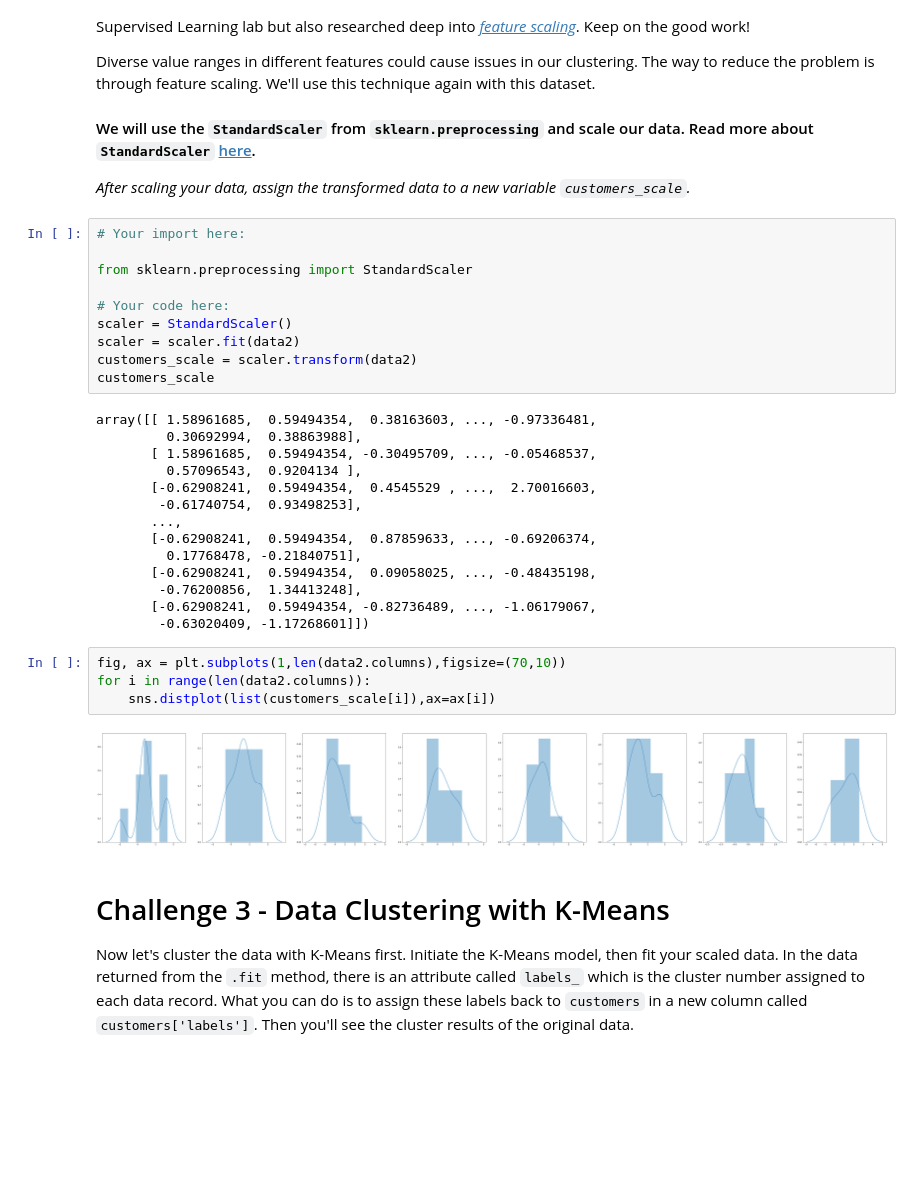
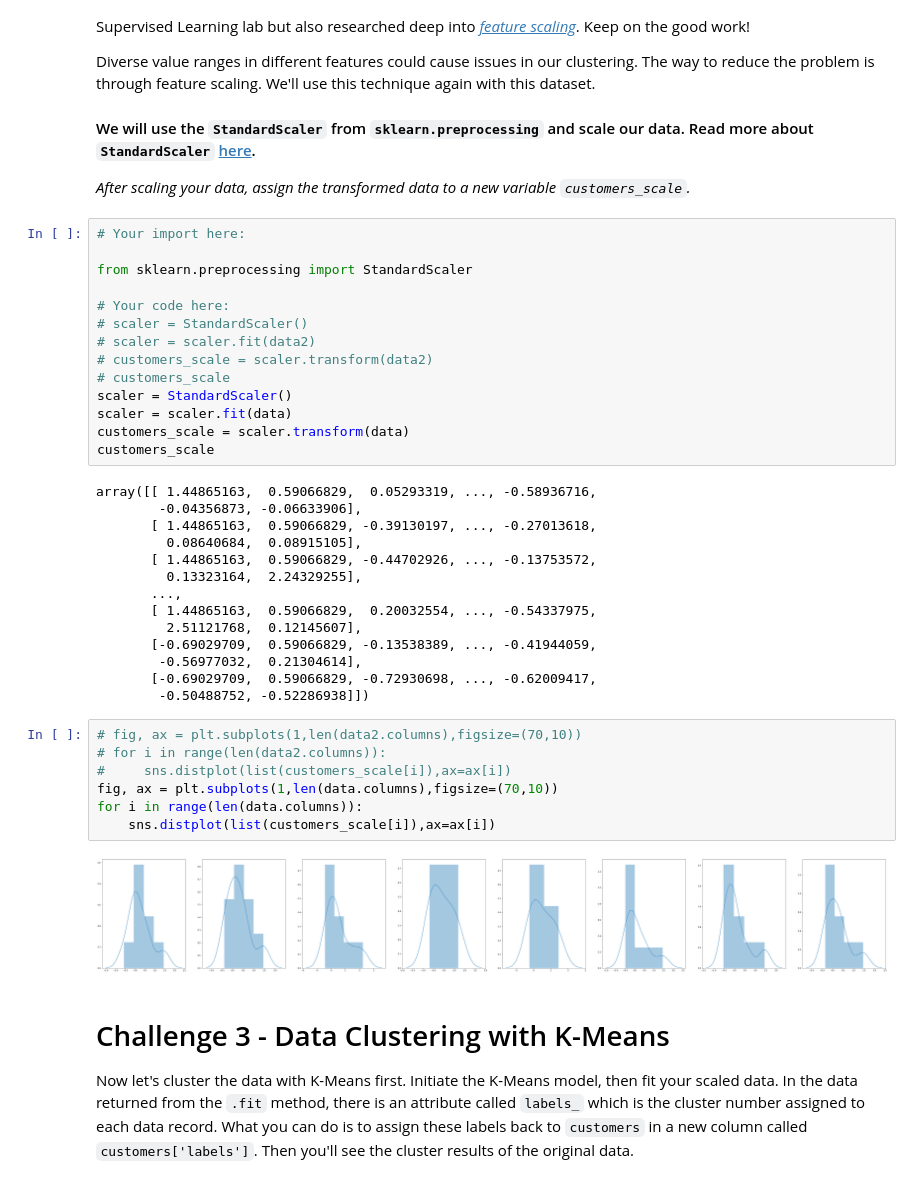
Before and after one commit to Skye-FY/daft0120slab, a Jupyter notebook: module-3/Unsupervised-Learning/your-code/main.ipynb, the cells around one changed output. Drawn from its saved outputs; the diff is of its cells as text; blank space fills up the shorter version.

```diff
--- a/module-3/Unsupervised-Learning/your-code/main.ipynb
+++ b/module-3/Unsupervised-Learning/your-code/main.ipynb
@@ -318,30 +318,37 @@ Diverse value ranges in different features could cause issues in our clustering.
 from sklearn.preprocessing import StandardScaler
 
 # Your code here:
+# scaler = StandardScaler()
+# scaler = scaler.fit(data2)
+# customers_scale = scaler.transform(data2)
+# customers_scale
 scaler = StandardScaler()
-scaler = scaler.fit(data2)
-customers_scale = scaler.transform(data2)
+scaler = scaler.fit(data)
+customers_scale = scaler.transform(data)
 customers_scale
 # %% [output]
-array([[ 1.58961685,  0.59494354,  0.38163603, ..., -0.97336481,
-         0.30692994,  0.38863988],
-       [ 1.58961685,  0.59494354, -0.30495709, ..., -0.05468537,
-         0.57096543,  0.9204134 ],
-       [-0.62908241,  0.59494354,  0.4545529 , ...,  2.70016603,
-        -0.61740754,  0.93498253],
+array([[ 1.44865163,  0.59066829,  0.05293319, ..., -0.58936716,
+        -0.04356873, -0.06633906],
+       [ 1.44865163,  0.59066829, -0.39130197, ..., -0.27013618,
+         0.08640684,  0.08915105],
+       [ 1.44865163,  0.59066829, -0.44702926, ..., -0.13753572,
+         0.13323164,  2.24329255],
        ...,
-       [-0.62908241,  0.59494354,  0.87859633, ..., -0.69206374,
-         0.17768478, -0.21840751],
-       [-0.62908241,  0.59494354,  0.09058025, ..., -0.48435198,
-        -0.76200856,  1.34413248],
-       [-0.62908241,  0.59494354, -0.82736489, ..., -1.06179067,
-        -0.63020409, -1.17268601]])
+       [ 1.44865163,  0.59066829,  0.20032554, ..., -0.54337975,
+         2.51121768,  0.12145607],
+       [-0.69029709,  0.59066829, -0.13538389, ..., -0.41944059,
+        -0.56977032,  0.21304614],
+       [-0.69029709,  0.59066829, -0.72930698, ..., -0.62009417,
+        -0.50488752, -0.52286938]])
 # %%
-fig, ax = plt.subplots(1,len(data2.columns),figsize=(70,10))
-for i in range(len(data2.columns)):
+# fig, ax = plt.subplots(1,len(data2.columns),figsize=(70,10))
+# for i in range(len(data2.columns)):
+#     sns.distplot(list(customers_scale[i]),ax=ax[i])
+fig, ax = plt.subplots(1,len(data.columns),figsize=(70,10))
+for i in range(len(data.columns)):
     sns.distplot(list(customers_scale[i]),ax=ax[i])
 # %% [output]
-[figure, old version]
+[figure, new version]
 # %% [markdown]
 # Challenge 3 - Data Clustering with K-Means
 
```
Also changed, not shown: parts of 19 cells of this notebook.
